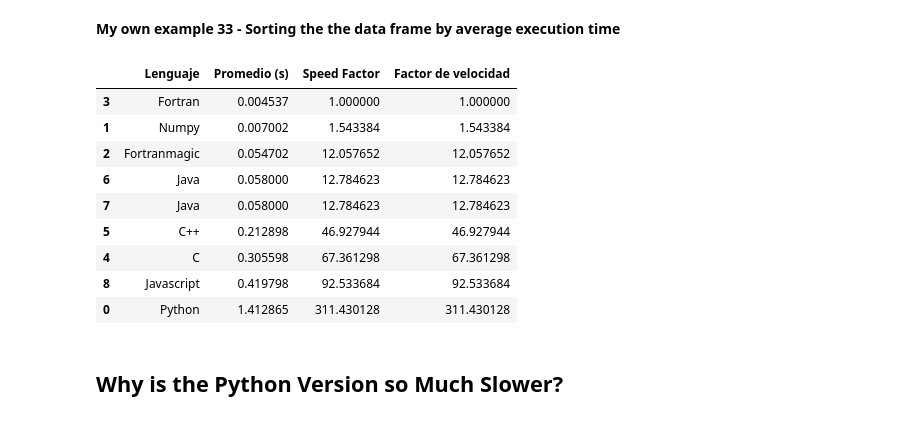
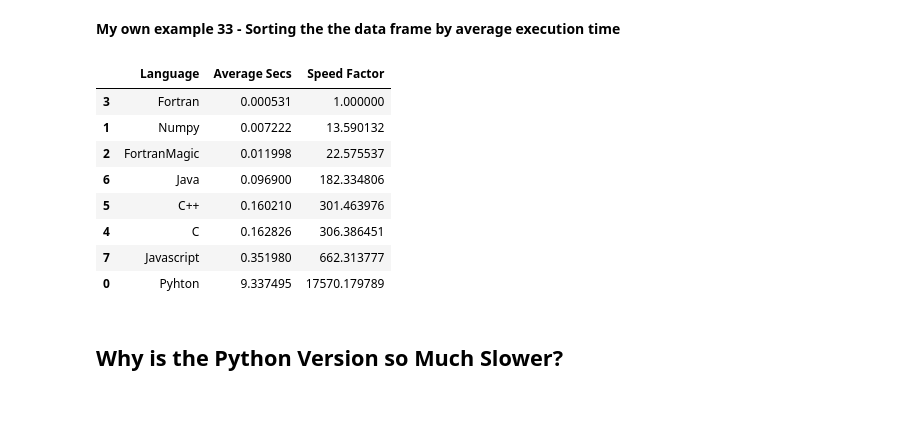
Before and after one commit to Fecry/MetNumUN2024I, a Jupyter notebook: Lab2/crramirezmo_Lab2.ipynb, the cells around one changed output. Saved outputs shown, nothing was run; the diff lists cells and outputs as text; code cells hidden in the pictures.

```diff
--- a/Lab2/crramirezmo_Lab2.ipynb
+++ b/Lab2/crramirezmo_Lab2.ipynb
@@ -1300,19 +1047,18 @@ language_average['Factor de velocidad'] = speed
 # %% [markdown]
 **My own example 33 - Sorting the the data frame by average execution time**
-# %%
-language_average.sort_values(by=['Promedio (s)'], inplace=True)
-language_average
-# %% [output]
-|  | Lenguaje | Promedio (s) | Speed Factor | Factor de velocidad |
-| 3 | Fortran | 0.004537 | 1.000000 | 1.000000 |
-| 1 | Numpy | 0.007002 | 1.543384 | 1.543384 |
-| 2 | Fortranmagic | 0.054702 | 12.057652 | 12.057652 |
-| 6 | Java | 0.058000 | 12.784623 | 12.784623 |
-| 7 | Java | 0.058000 | 12.784623 | 12.784623 |
-| 5 | C++ | 0.212898 | 46.927944 | 46.927944 |
-| 4 | C | 0.305598 | 67.361298 | 67.361298 |
-| 8 | Javascript | 0.419798 | 92.533684 | 92.533684 |
-| 0 | Python | 1.412865 | 311.430128 | 311.430128 |
+# %%
+sort_df = DF_com_time_ex.sort_values(by=['Average Secs'])
+sort_df
+# %% [output]
+|  | Language | Average Secs | Speed Factor |
+| 3 | Fortran | 0.000531 | 1.000000 |
+| 1 | Numpy | 0.007222 | 13.590132 |
+| 2 | FortranMagic | 0.011998 | 22.575537 |
+| 6 | Java | 0.096900 | 182.334806 |
+| 5 | C++ | 0.160210 | 301.463976 |
+| 4 | C | 0.162826 | 306.386451 |
+| 7 | Javascript | 0.351980 | 662.313777 |
+| 0 | Pyhton | 9.337495 | 17570.179789 |
 # %% [markdown]
 ## Why is the Python Version so Much Slower?
 # %%
```
Also changed, not shown: parts of 164 cells of this notebook.
